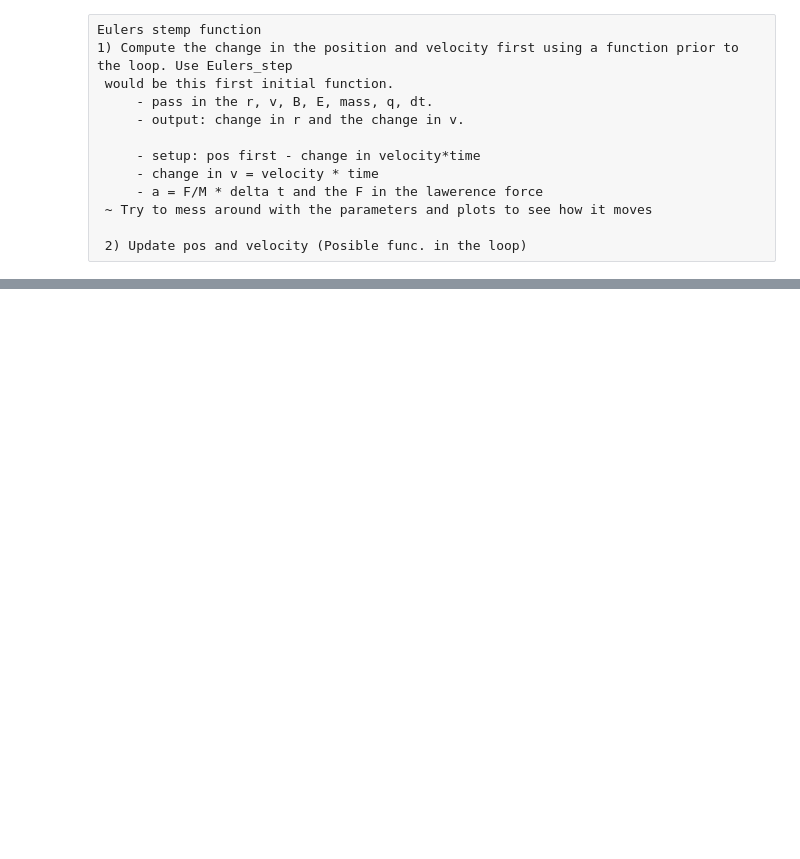
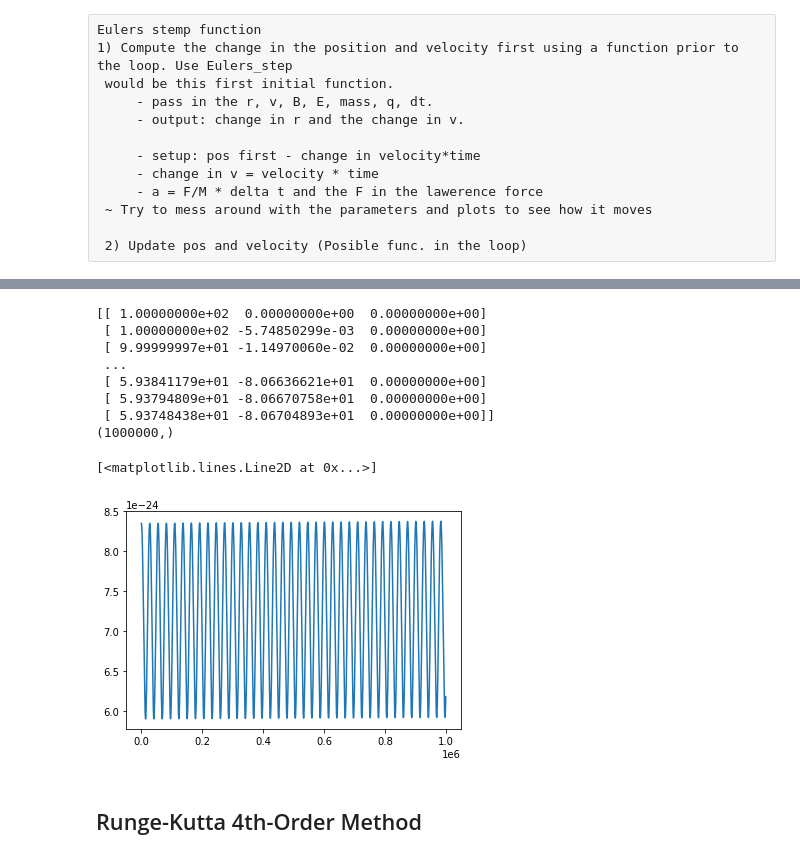
Before and after one commit to Vees3978/Independent_Study, a Jupyter notebook: toy_model.ipynb, the cells around one changed output, grey strips where cells are left out. Drawn from its saved outputs; the diff is of its cells as text; code cells hidden in the pictures; blank space fills up the shorter version.

```diff
--- a/toy_model.ipynb
+++ b/toy_model.ipynb
@@ -154,0 +135,20 @@ plt.show()
+# %%
+# Kinetic Energy
+ke = 0.5*m*(particle_velocities**2)
+print(particle_velocities)
+ke_mag = np.sqrt((ke[:,0]**2)+(ke[:,1]**2)+(ke[:,2]**2))
+print(np.shape(ke_mag))
+plt.plot(ke_mag)
+# %% [output]
+[[ 1.00000000e+02  0.00000000e+00  0.00000000e+00]
+ [ 1.00000000e+02 -5.74850299e-03  0.00000000e+00]
+ [ 9.99999997e+01 -1.14970060e-02  0.00000000e+00]
+ ...
+ [ 5.93841179e+01 -8.06636621e+01  0.00000000e+00]
+ [ 5.93794809e+01 -8.06670758e+01  0.00000000e+00]
+ [ 5.93748438e+01 -8.06704893e+01  0.00000000e+00]]
+(1000000,)
+[<matplotlib.lines.Line2D at 0x...>]
+[figure, added]
+# %% [markdown]
+## Runge-Kutta 4th-Order Method
```
Also changed, not shown: parts of 10 cells of this notebook.
